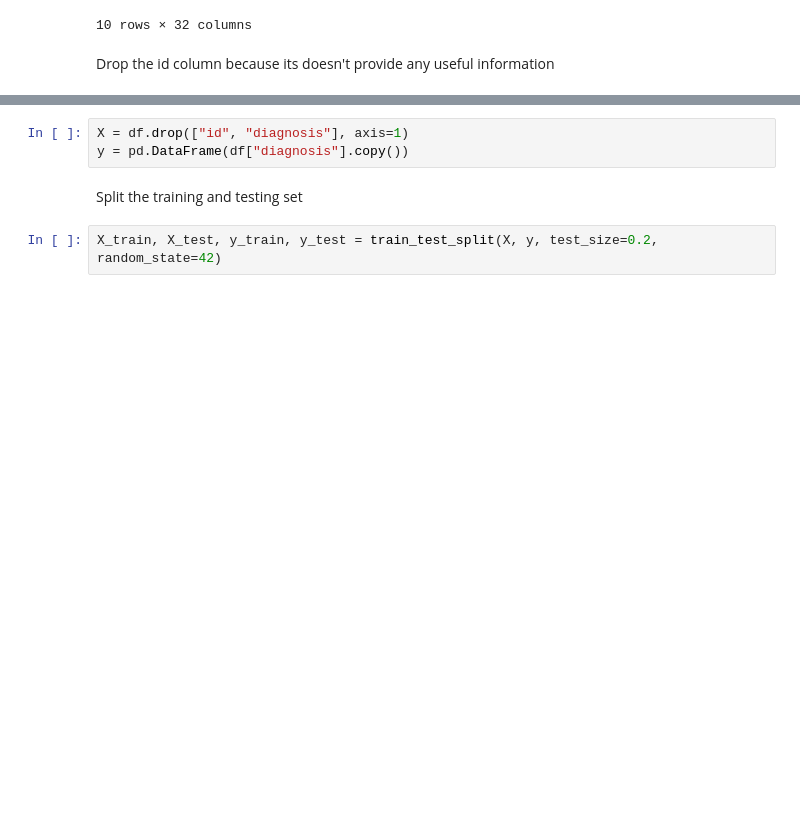
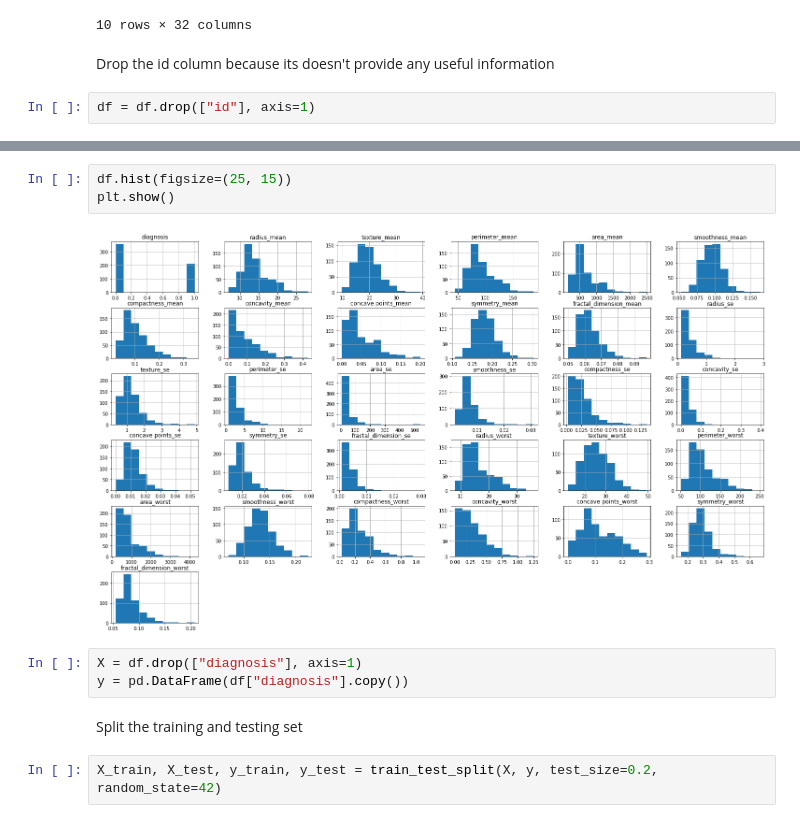
Before and after one commit to trizkynoviandy/breast-cancer-classification, a Jupyter notebook: breast_cancer_classification.ipynb, the cells around one changed output, grey strips where cells are left out. Drawn from its saved outputs; the diff is of its cells as text; blank space fills up the shorter version.

```diff
--- a/breast_cancer_classification.ipynb
+++ b/breast_cancer_classification.ipynb
@@ -70,3 +77,5 @@ df.head(10)
 10 rows × 32 columns
 # %% [markdown]
 Drop the id column because its doesn't provide any useful information
+# %%
+df = df.drop(["id"], axis=1)
@@ -73,5 +97,10 @@ Drop the id column because its doesn't provide any useful information
+# %%
+df.hist(figsize=(25, 15))
+plt.show()
+# %% [output]
+[figure, added]
 # %%
-X = df.drop(["id", "diagnosis"], axis=1)
+X = df.drop(["diagnosis"], axis=1)
 y = pd.DataFrame(df["diagnosis"].copy())
 # %% [markdown]
 Split the training and testing set
```
Also changed, not shown: parts of 20 cells of this notebook.
